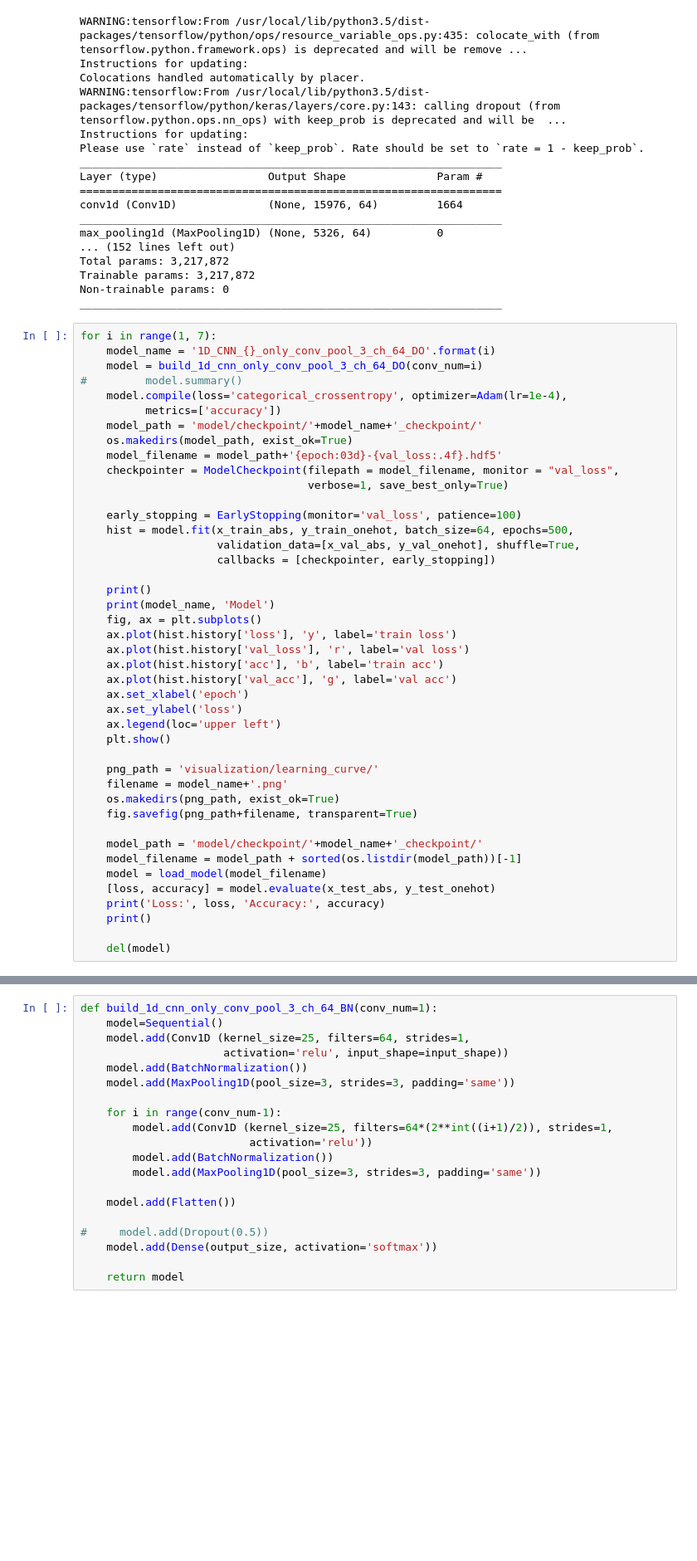
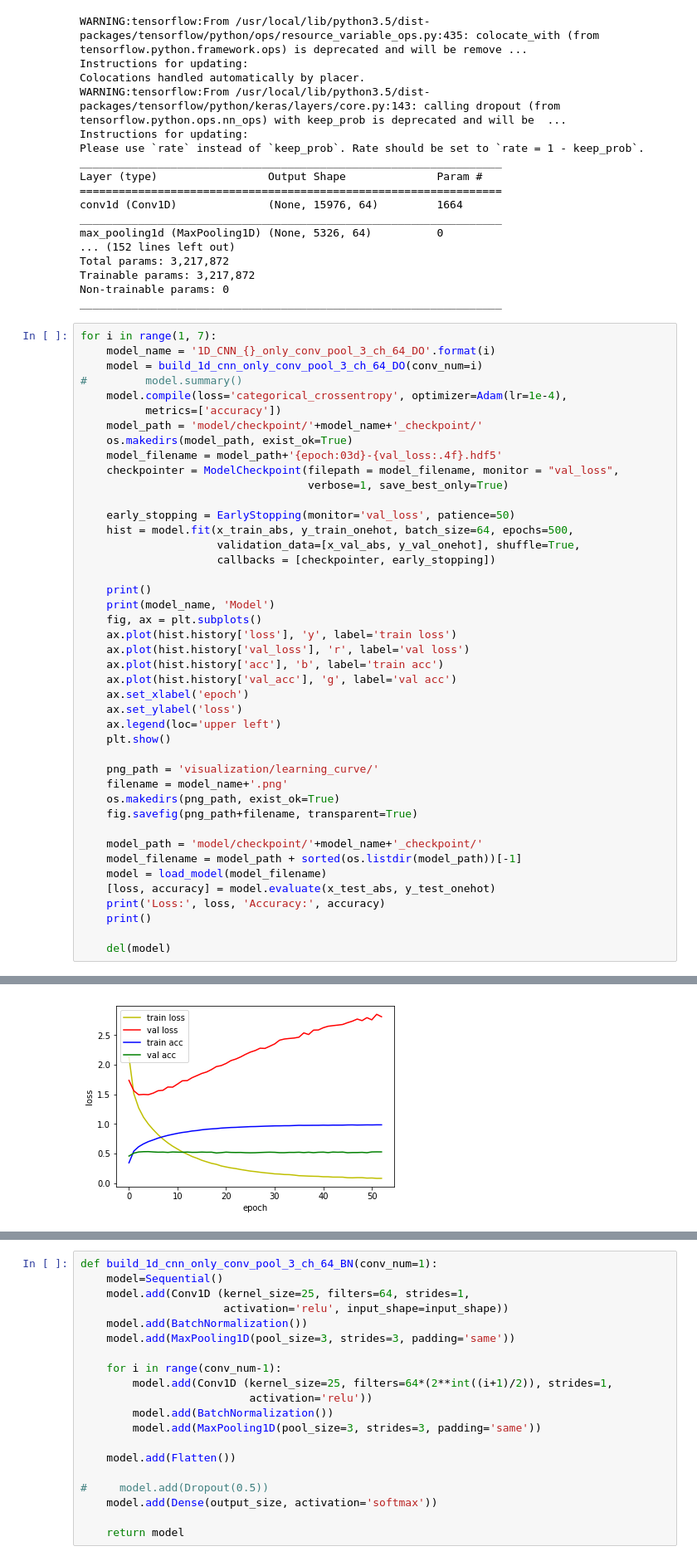
Before and after one commit to BbChip0103/sf_word_recog_research, a Jupyter notebook: from_professor/train_1d_cnn_only_conv_pool_3_ch_64.ipynb, the cells around one changed output, grey strips where cells are left out. Shown at 83% size. Drawn from its saved outputs; the diff is of its cells as text; blank space fills up the shorter version.

```diff
--- a/from_professor/train_1d_cnn_only_conv_pool_3_ch_64.ipynb
+++ b/from_professor/train_1d_cnn_only_conv_pool_3_ch_64.ipynb
@@ -118,7 +118,7 @@ for i in range(1, 7):
     checkpointer = ModelCheckpoint(filepath = model_filename, monitor = "val_loss",
                                    verbose=1, save_best_only=True)
 
-    early_stopping = EarlyStopping(monitor='val_loss', patience=100)
+    early_stopping = EarlyStopping(monitor='val_loss', patience=50)
     hist = model.fit(x_train_abs, y_train_onehot, batch_size=64, epochs=500,
                      validation_data=[x_val_abs, y_val_onehot], shuffle=True,
                      callbacks = [checkpointer, early_stopping])
@@ -168,0 +169 @@ Epoch 5/500
+[figure, added]
```
Also changed, not shown: parts of 8 cells of this notebook, 1 other file.
